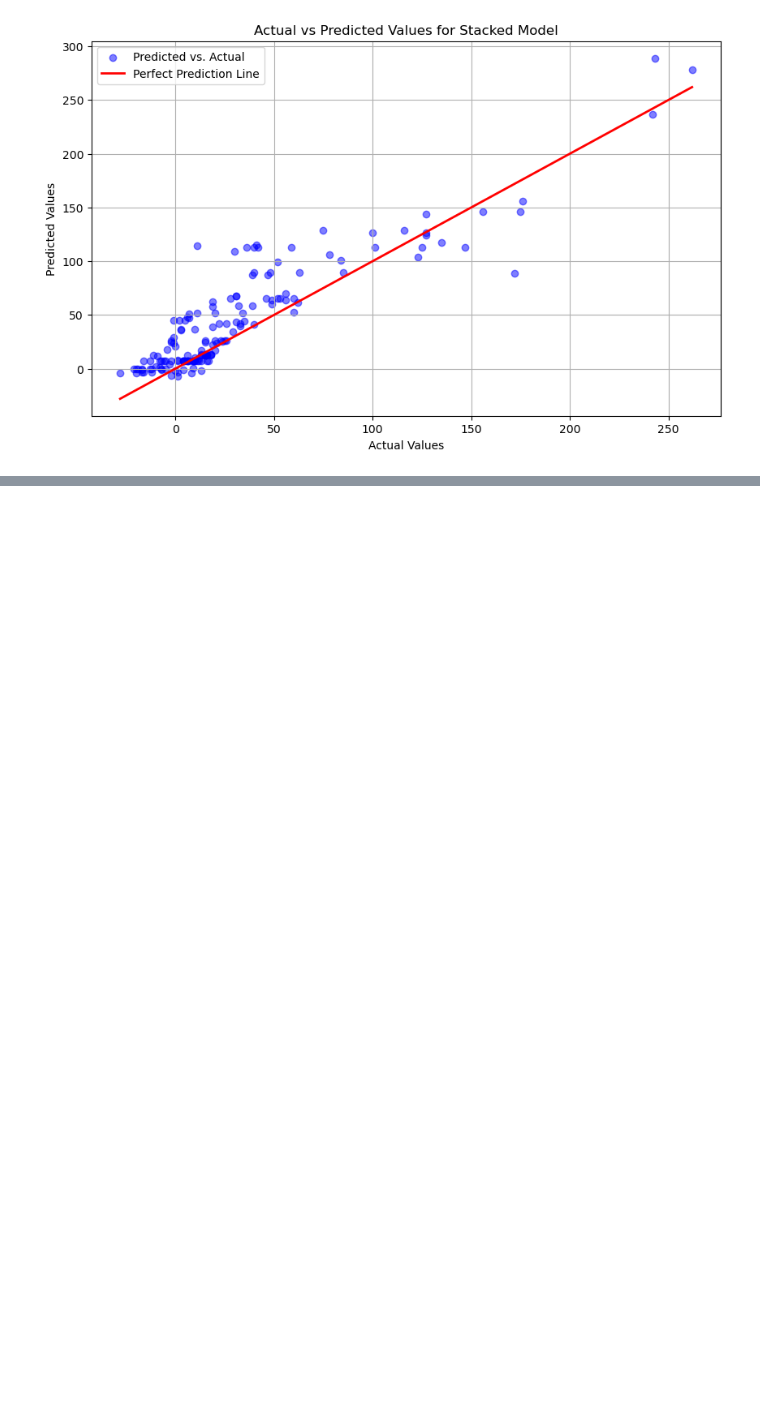
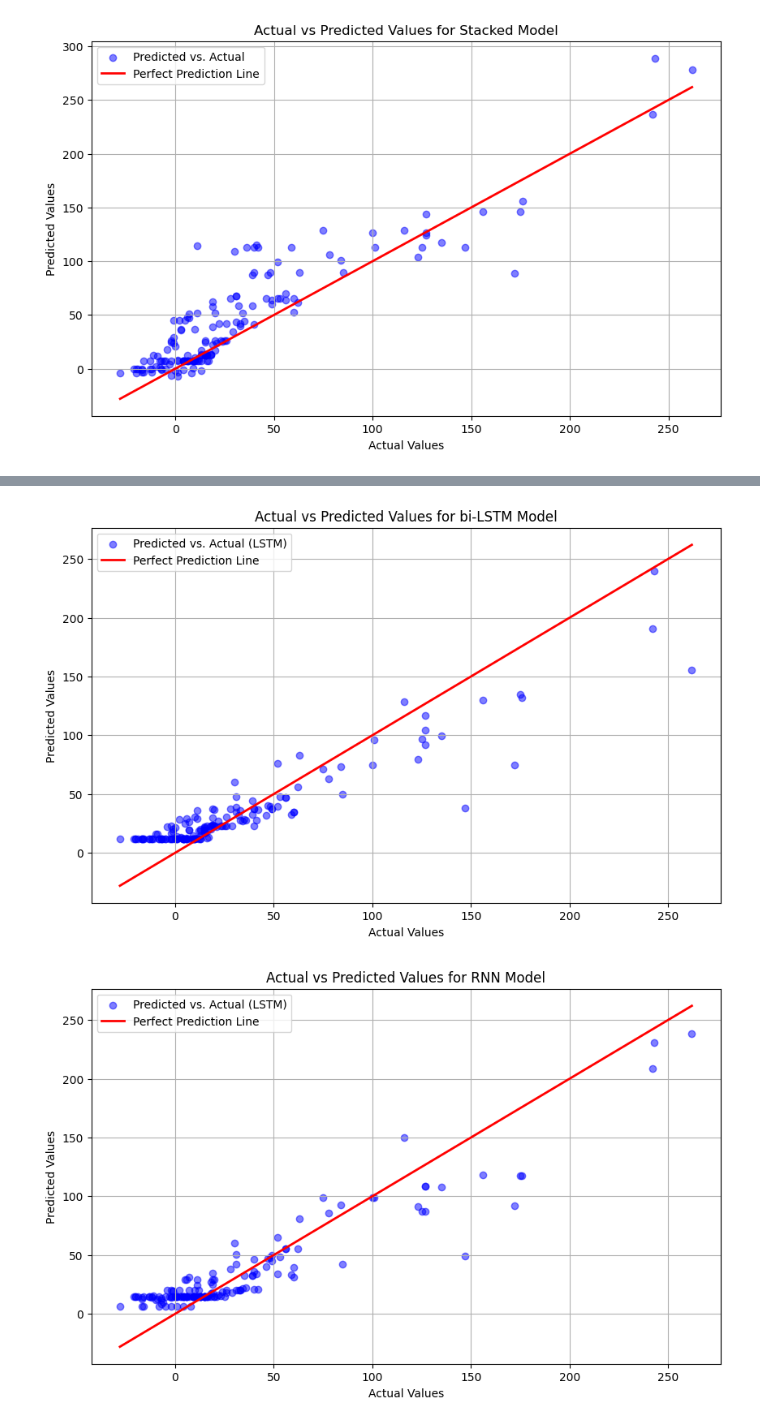
Before and after one commit to illuminatryX/TrainDelay, a Jupyter notebook: Multiple Stations/BOSS.ipynb, the cells around one changed output, grey strips where cells are left out. Drawn from its saved outputs; the diff is of its cells as text; code cells hidden in the pictures; blank space fills up the shorter version.

Commit message:
Updated graphs

```diff
--- a/Multiple Stations/BOSS.ipynb
+++ b/Multiple Stations/BOSS.ipynb
@@ -442,0 +585,63 @@ R-Squared (R²): 0.7333224217518104
+# %%
+plt.figure(figsize=(10, 6))
+plt.scatter(y_test, predictions_bilstm_test, alpha=0.5, color='blue', label='Predicted vs. Actual (LSTM)')
+plt.plot([min(y_test), max(y_test)], [min(y_test), max(y_test)], color='red', lw=2, label='Perfect Prediction Line')
+plt.xlabel('Actual Values')
+plt.ylabel('Predicted Values')
+plt.title('Actual vs Predicted Values for bi-LSTM Model')
+plt.legend()
+plt.grid(True)
+plt.show()
+
+plt.figure(figsize=(10, 6))
+plt.scatter(y_test, predictions_rnn_test, alpha=0.5, color='blue', label='Predicted vs. Actual (LSTM)')
+plt.plot([min(y_test), max(y_test)], [min(y_test), max(y_test)], color='red', lw=2, label='Perfect Prediction Line')
+plt.xlabel('Actual Values')
+plt.ylabel('Predicted Values')
+plt.title('Actual vs Predicted Values for RNN Model')
+plt.legend()
+plt.grid(True)
+plt.show()
+
+plt.figure(figsize=(10, 6))
+plt.scatter(y_test, predictions_birnn_test, alpha=0.5, color='blue', label='Predicted vs. Actual (LSTM)')
+plt.plot([min(y_test), max(y_test)], [min(y_test), max(y_test)], color='red', lw=2, label='Perfect Prediction Line')
+plt.xlabel('Actual Values')
+plt.ylabel('Predicted Values')
+plt.title('Actual vs Predicted Values for Bi-RNN Model')
+plt.legend()
+plt.grid(True)
+plt.show()
+
+plt.figure(figsize=(10, 6))
+plt.scatter(y_test, predictions_arma_test, alpha=0.5, color='blue', label='Predicted vs. Actual (LSTM)')
+plt.plot([min(y_test), max(y_test)], [min(y_test), max(y_test)], color='red', lw=2, label='Perfect Prediction Line')
+plt.xlabel('Actual Values')
+plt.ylabel('Predicted Values')
+plt.title('Actual vs Predicted Values for ARMA Model')
+plt.legend()
+plt.grid(True)
+plt.show()
+
+plt.figure(figsize=(10, 6))
+plt.scatter(y_test, predictions_arima_test, alpha=0.5, color='blue', label='Predicted vs. Actual (LSTM)')
+plt.plot([min(y_test), max(y_test)], [min(y_test), max(y_test)], color='red', lw=2, label='Perfect Prediction Line')
+plt.xlabel('Actual Values')
+plt.ylabel('Predicted Values')
+plt.title('Actual vs Predicted Values for ARIMA Model')
+plt.legend()
+plt.grid(True)
+plt.show()
+
+plt.figure(figsize=(10, 6))
+plt.scatter(y_test, predictions_prophet_test, alpha=0.5, color='blue', label='Predicted vs. Actual (LSTM)')
+plt.plot([min(y_test), max(y_test)], [min(y_test), max(y_test)], color='red', lw=2, label='Perfect Prediction Line')
+plt.xlabel('Actual Values')
+plt.ylabel('Predicted Values')
+plt.title('Actual vs Predicted Values for Prophet Model')
+plt.legend()
+plt.grid(True)
+plt.show()
+# %% [output]
+[figure, added]
+[figure, added]
```
Also changed, not shown: parts of 2 cells of this notebook, 3 other files.
